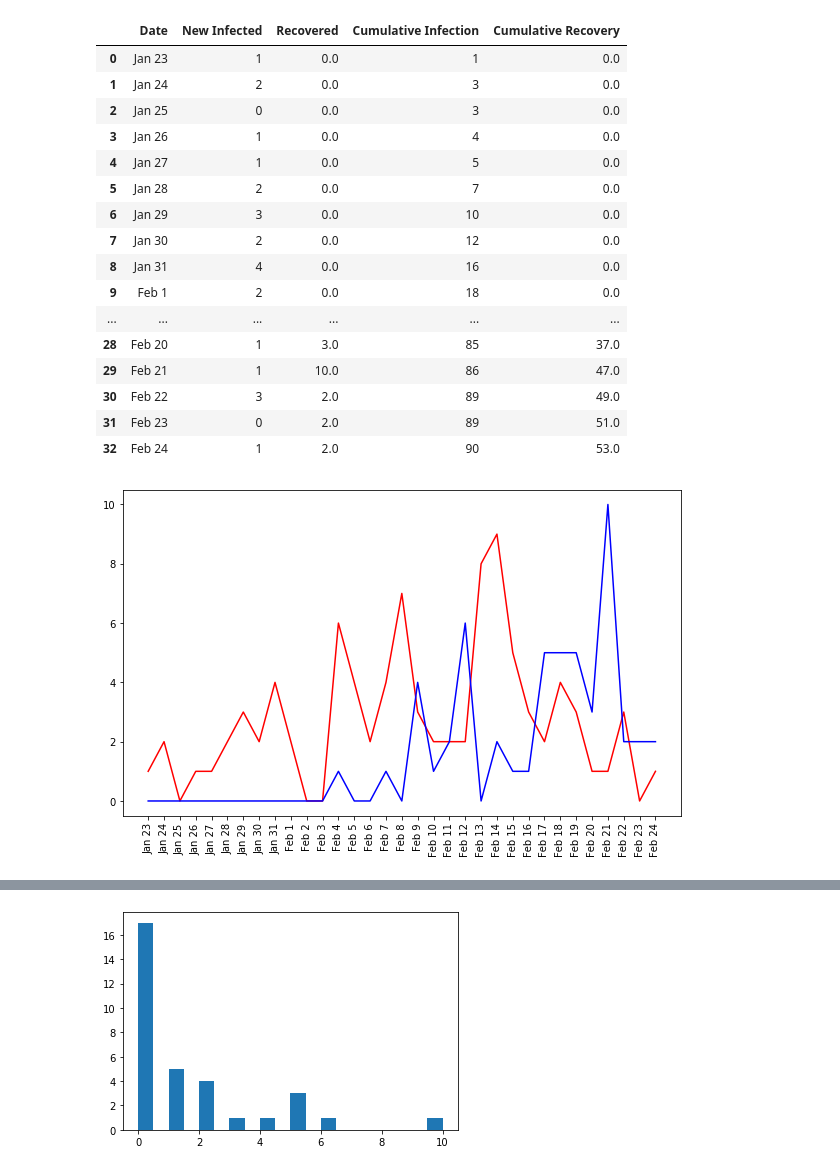
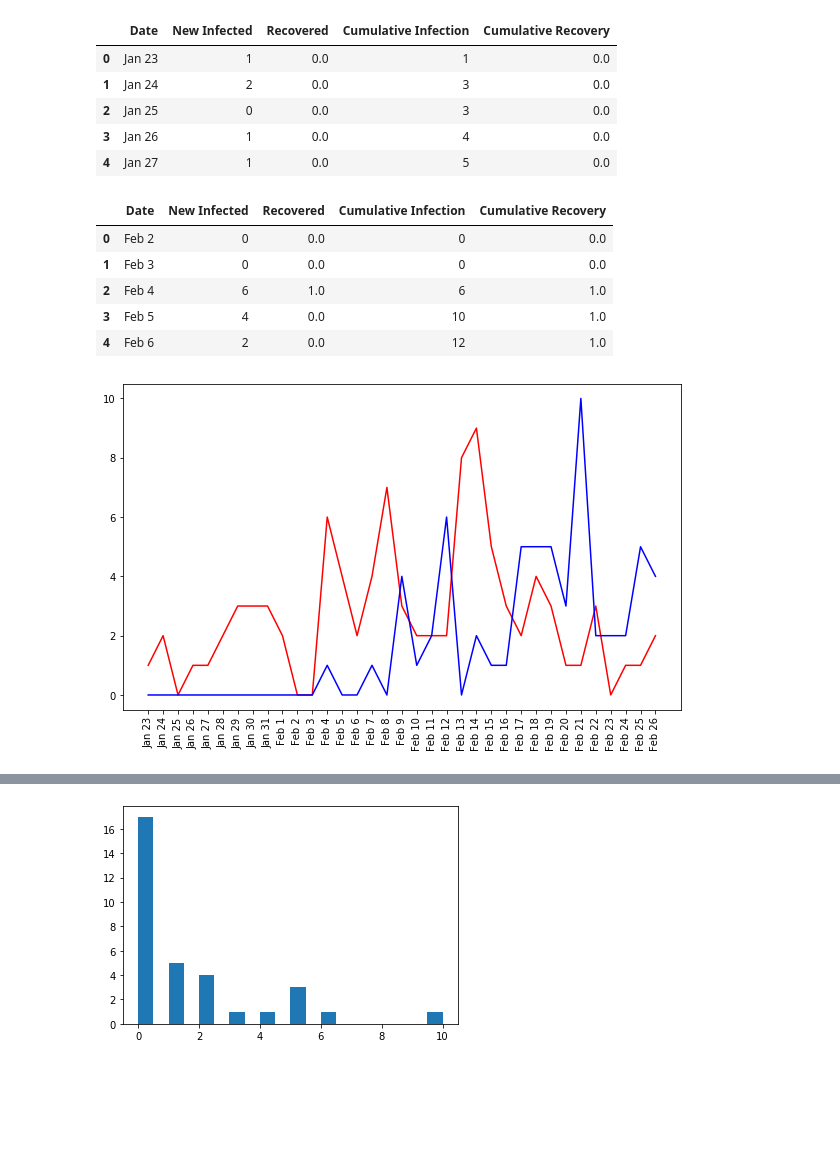
Before and after one commit to leebond/sgwuhan-network, a Jupyter notebook: covid19-simulation-sg.ipynb, the cells around one changed output, grey strips where cells are left out. Saved outputs shown, nothing was run; the diff lists cells and outputs as text; code cells hidden in the pictures; blank space fills up the shorter version.

```diff
--- a/covid19-simulation-sg.ipynb
+++ b/covid19-simulation-sg.ipynb
@@ -17,10 +15,18 @@ pd.set_option('display.max_rows',300)
 # %%
-d = {'Jan 23':1,'Jan 24':2,'Jan 25':0,'Jan 26':1,'Jan 27':1, 'Jan 28':2,'Jan 29':3,'Jan 30':2,'Jan 31':4,'Feb 1':2,\
+# local
+d_local = {'Feb 2': 0, 'Feb 3': 0, 'Feb 4': 6, 'Feb 5':4, 'Feb 6': 2, 'Feb 7': 4, 'Feb 8':7, 'Feb 9': 3, 'Feb 10': 2, \
+    'Feb 11': 2, 'Feb 12': 2, 'Feb 13': 8, 'Feb 14': 9, 'Feb 15': 5, 'Feb 16': 3, 'Feb 17': 2, 'Feb 18': 4, 'Feb 19': 3, \
+    'Feb 20': 1, 'Feb 21': 1, 'Feb 22': 3, 'Feb 23': 0, 'Feb 24': 1, 'Feb 25': 1, 'Feb 26': 2}
+
+# first reported
+d = {'Jan 23':1,'Jan 24':2,'Jan 25':0,'Jan 26':1,'Jan 27':1,'Jan 28':2,'Jan 29':3,'Jan 30':3,'Jan 31':3,'Feb 1':2,\
     'Feb 2': 0, 'Feb 3': 0, 'Feb 4': 6, 'Feb 5':4, 'Feb 6': 2, 'Feb 7': 4, 'Feb 8':7, 'Feb 9': 3, 'Feb 10': 2, \
     'Feb 11': 2, 'Feb 12': 2, 'Feb 13': 8, 'Feb 14': 9, 'Feb 15': 5, 'Feb 16': 3, 'Feb 17': 2, 'Feb 18': 4, 'Feb 19': 3, \
-    'Feb 20': 1, 'Feb 21': 1, 'Feb 22': 3, 'Feb 23': 0, 'Feb 24': 1}
+    'Feb 20': 1, 'Feb 21': 1, 'Feb 22': 3, 'Feb 23': 0, 'Feb 24': 1, 'Feb 25': 1, 'Feb 26': 2}
+
+# discharged
 r = {'Feb 4':1,'Feb 7':1,'Feb 9':4,'Feb 10':1,'Feb 11':2,'Feb 12': 6,'Feb 14': 2, 'Feb 15':1,'Feb 16': 1, 'Feb 17': 5,\
-     'Feb 18': 5, 'Feb 19': 5, 'Feb 20': 3, 'Feb 21': 10, 'Feb 22': 2, 'Feb 23': 2, 'Feb 24': 2}
+     'Feb 18': 5, 'Feb 19': 5, 'Feb 20': 3, 'Feb 21': 10, 'Feb 22': 2, 'Feb 23': 2, 'Feb 24': 2, 'Feb 25':5, 'Feb 26':4}
 # %%
 inf = pd.DataFrame.from_dict(d,orient='index',columns=['count']).reset_index()
 inf.columns = ['Date','New Infected']
@@ -37,23 +50,21 @@ total['Cumulative Recovery'] = total['Recovered'].cumsum()
 # %%
-total
+total.head()
 # %% [output]
 |  | Date | New Infected | Recovered | Cumulative Infection | Cumulative Recovery |
 | 0 | Jan 23 | 1 | 0.0 | 1 | 0.0 |
 | 1 | Jan 24 | 2 | 0.0 | 3 | 0.0 |
 | 2 | Jan 25 | 0 | 0.0 | 3 | 0.0 |
 | 3 | Jan 26 | 1 | 0.0 | 4 | 0.0 |
 | 4 | Jan 27 | 1 | 0.0 | 5 | 0.0 |
-| 5 | Jan 28 | 2 | 0.0 | 7 | 0.0 |
-| 6 | Jan 29 | 3 | 0.0 | 10 | 0.0 |
-| 7 | Jan 30 | 2 | 0.0 | 12 | 0.0 |
-| 8 | Jan 31 | 4 | 0.0 | 16 | 0.0 |
-| 9 | Feb 1 | 2 | 0.0 | 18 | 0.0 |
-| ... | ... | ... | ... | ... | ... |
-| 28 | Feb 20 | 1 | 3.0 | 85 | 37.0 |
-| 29 | Feb 21 | 1 | 10.0 | 86 | 47.0 |
-| 30 | Feb 22 | 3 | 2.0 | 89 | 49.0 |
-| 31 | Feb 23 | 0 | 2.0 | 89 | 51.0 |
-| 32 | Feb 24 | 1 | 2.0 | 90 | 53.0 |
+# %%
+total_local.head()
+# %% [output]
+|  | Date | New Infected | Recovered | Cumulative Infection | Cumulative Recovery |
+| 0 | Feb 2 | 0 | 0.0 | 0 | 0.0 |
+| 1 | Feb 3 | 0 | 0.0 | 0 | 0.0 |
+| 2 | Feb 4 | 6 | 1.0 | 6 | 1.0 |
+| 3 | Feb 5 | 4 | 0.0 | 10 | 1.0 |
+| 4 | Feb 6 | 2 | 0.0 | 12 | 1.0 |
 # %%
 fig, ax = plt.subplots(figsize=(10,6))
 plt.xticks(rotation=90)
@@ -61,7 +72,7 @@ ax.plot(total['Date'], total['New Infected'], color='r')
 ax.plot(total['Date'], total['Recovered'], color='b')
 plt.show()
 # %% [output]
-[figure, old version]
+[figure, new version]
 # %%
 fig, ax = plt.subplots(figsize=(10,6))
 plt.xticks(rotation=90)
```
Also changed, not shown: parts of 26 cells of this notebook, 3 other files.
